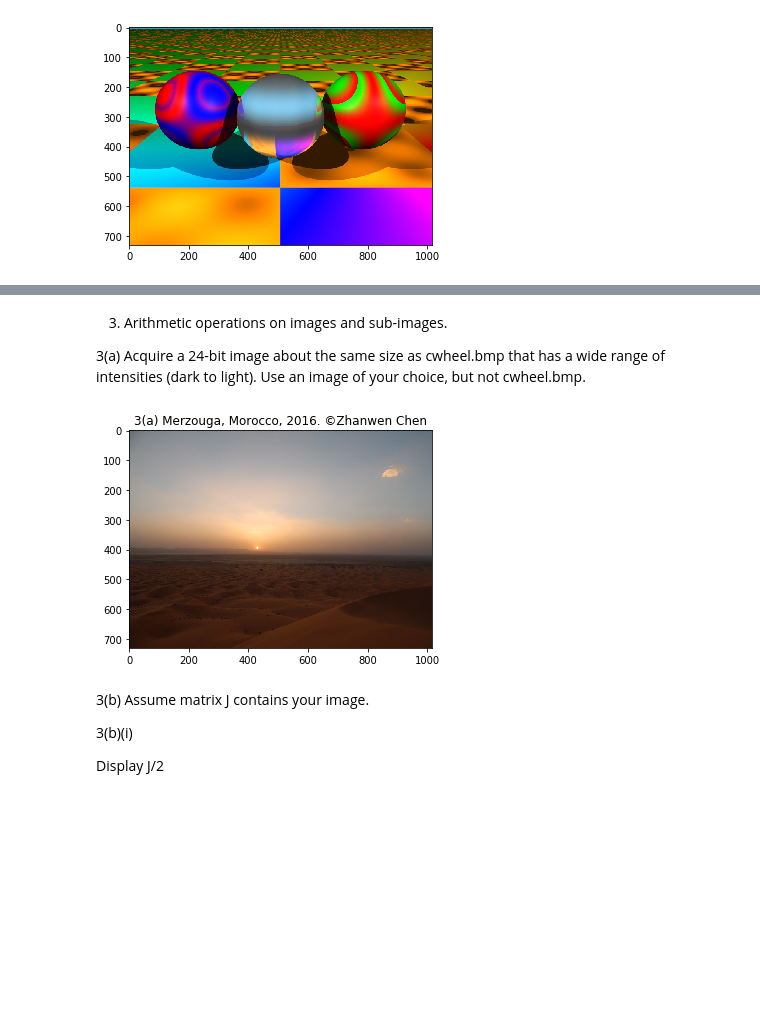
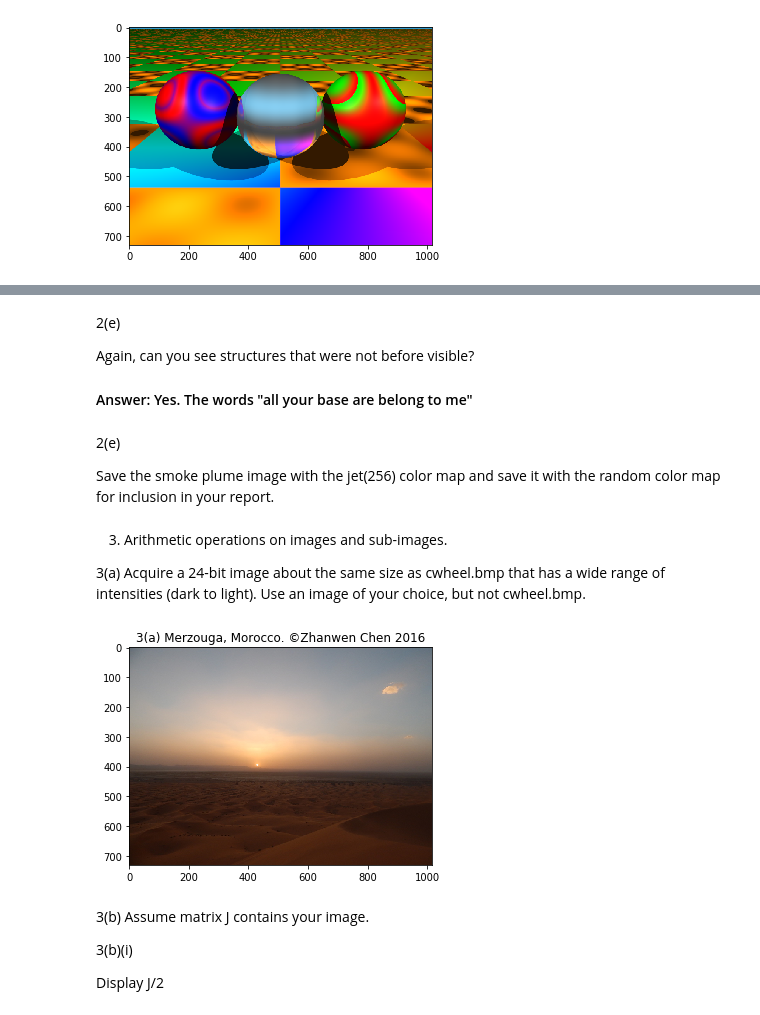
Before and after one commit to zhanwenchen/image_processing_lab1, a Jupyter notebook: Lab 1.ipynb, the cells around one changed output, grey strips where cells are left out. Saved outputs shown, nothing was run; the diff lists cells and outputs as text; code cells hidden in the pictures; blank space fills up the shorter version.

```diff
--- a/Lab 1.ipynb
+++ b/Lab 1.ipynb
@@ -359,3 +423,13 @@ plume = imread('plume_gs.bmp');
+# %% [markdown]
+2(e)
+
+Again, can you see structures that were not before visible?
+
+#### Answer: Yes. The words "all your base are belong to me"
+# %% [markdown]
+2(e)
+
+Save the smoke plume image with the jet(256) color map and save it with the random color map for inclusion in your report.
 # %% [markdown]
 3. Arithmetic operations on images and sub-images.
 
@@ -363,13 +437,13 @@ plume = imread('plume_gs.bmp');
 # %%
 eng.eval('merzouga = imread(\'ZhanwenChenMerzouga.JPG\');', nargout=0, stdout=out, stderr=err)
 eng.eval('figure; image(merzouga); truesize;', nargout=0, stdout=out, stderr=err)
 eng.eval('set(gca,\'position\',[0 0 1 1],\'units\',\'normalized\', \'Visible\', \'off\');', nargout=0, stdout=out, stderr=err)
 img = mpimg.imread('3a_merzouga.bmp')
 plt.imshow(img)
-plt.title('3(a) Merzouga, Morocco, 2016. ©Zhanwen Chen')
+plt.title('3(a) Merzouga, Morocco. ©Zhanwen Chen 2016')
 plt.show()
 # %% [output]
-[figure, old version]
+[figure, new version]
 # %% [markdown]
 3(b) Assume matrix J contains your image.
 
```
Also changed, not shown: parts of 29 cells of this notebook, 34 other files.
